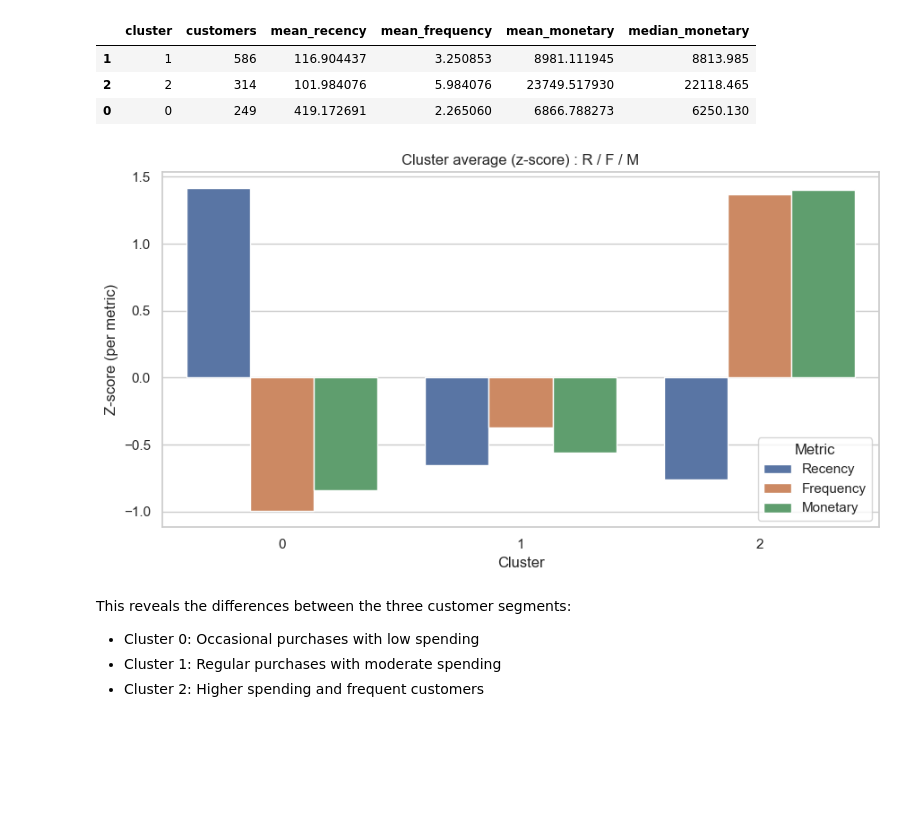
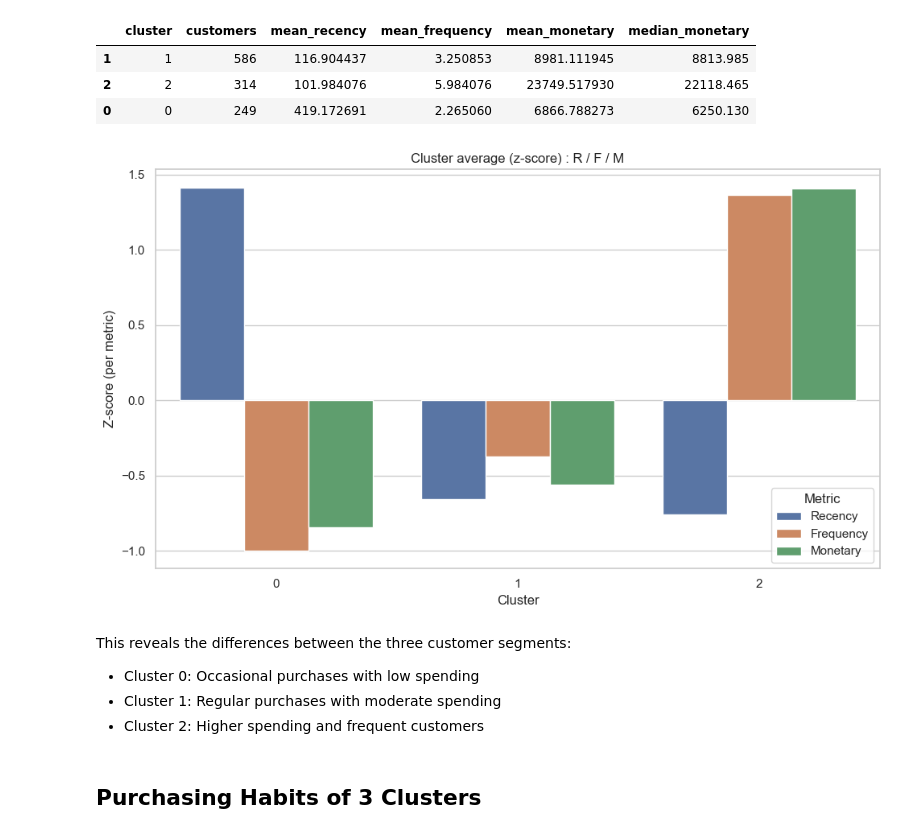
Before and after one commit to PolyU-Computer-Science/Year3-COMP3134-BI-Group-Project, a Jupyter notebook: Group_6.ipynb, the cells around one changed output. Saved outputs shown, nothing was run; the diff lists cells and outputs as text; code cells hidden in the pictures; blank space fills up the shorter version.

```diff
--- a/Group_6.ipynb
+++ b/Group_6.ipynb
@@ -337,11 +343,7 @@ from sklearn.metrics import silhouette_score
 from sklearn.decomposition import PCA
 # %%
 # Feature selection for clustering
-feat_cols = []
-
-feat_cols.append('Recency')
-feat_cols.append('Frequency')
-feat_cols.append('Monetary')
+feat_cols = ['Recency','Frequency','Monetary']
 
 X = rfm[feat_cols].fillna(0).copy()
 X.head()
@@ -439,27 +441,28 @@ cluster_summary
 # %%
 # Cluster RFM means (z-score)
 cluster_means = rfm.groupby('cluster')[['Recency','Frequency','Monetary']].mean().reset_index()
 
 # Normalize to z-score per metric
 cluster_means_norm = cluster_means.copy()
 cluster_means_norm[['Recency','Frequency','Monetary']] = cluster_means_norm[['Recency','Frequency','Monetary']].apply(
     lambda x: (x - x.mean()) / (x.std(ddof=0) + 1e-9)
 )
 cluster_means_melt = cluster_means_norm.melt(id_vars='cluster', var_name='metric', value_name='z_value')
 
 # Plot cluster means (z-score)
-plt.figure(figsize=(9,5))
 sns.barplot(data=cluster_means_melt, x='cluster', y='z_value', hue='metric')
 plt.title('Cluster average (z-score) : R / F / M')
 plt.xlabel('Cluster'); plt.ylabel('Z-score (per metric)')
 plt.legend(title='Metric'); plt.tight_layout()
 plt.savefig(IMAGE_OUTPUT_DIR / 'cluster_rfm_means_zscore.png')
 plt.show()
 plt.close()
 # %% [output]
-[figure, old version]
+[figure, new version]
 # %% [markdown]
 This reveals the differences between the three customer segments:
 - Cluster 0: Occasional purchases with low spending
 - Cluster 1: Regular purchases with moderate spending
 - Cluster 2: Higher spending and frequent customers
+# %% [markdown]
+## Purchasing Habits of 3 Clusters
```
Also changed, not shown: parts of 11 cells of this notebook, 7 other files.
